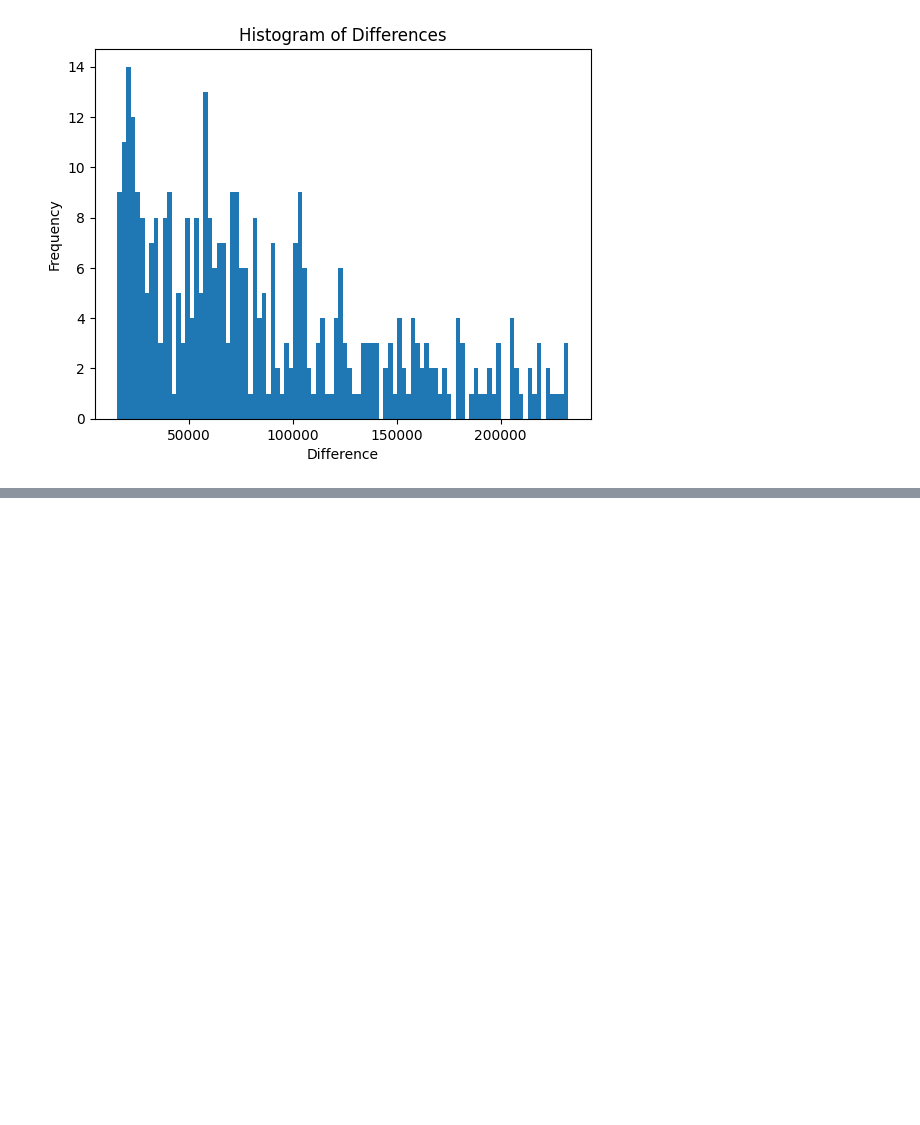
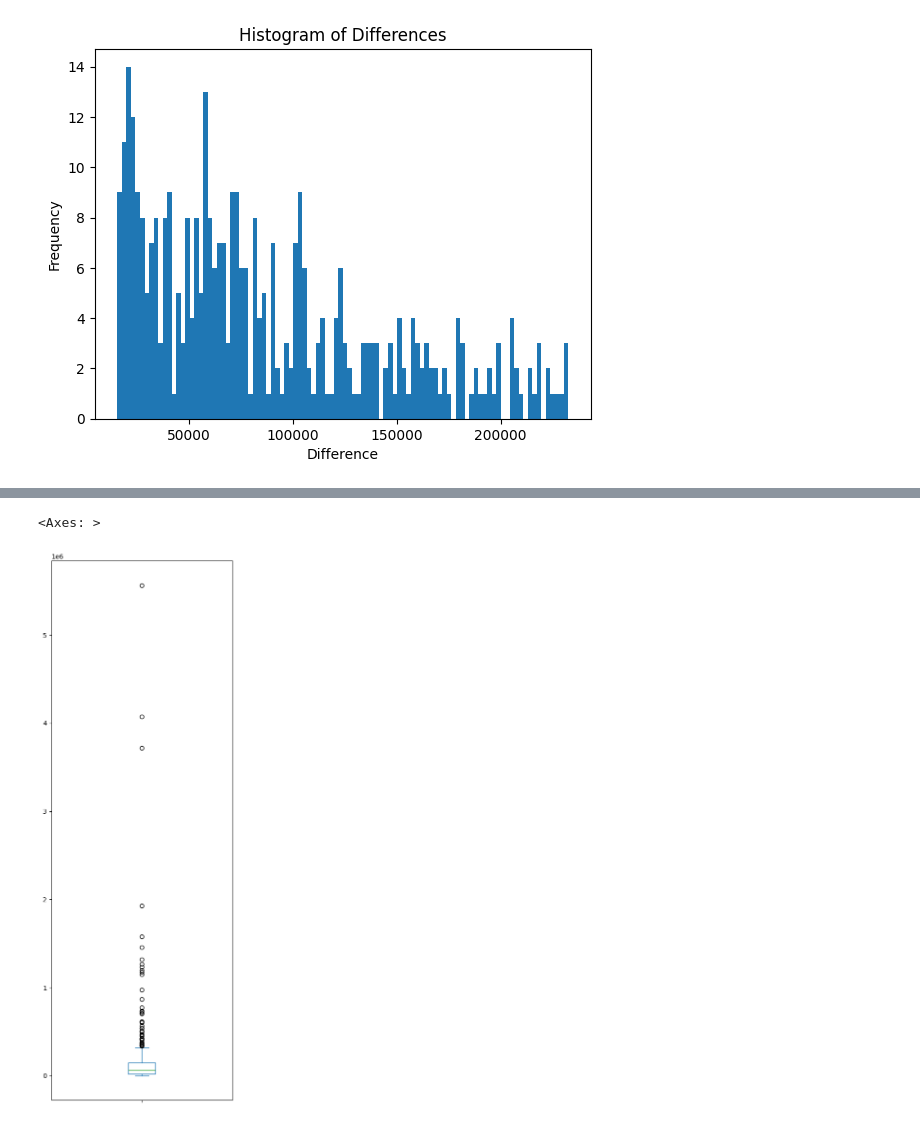
Before and after one commit to SantosRAC/maize_microbiome_transcriptomics, a Jupyter notebook: 16S_wallace2018/beta_diversity_fw_rv/q20_beta_diversity_sample_depth_selection.ipynb, the cells around one changed output, grey strips where cells are left out. Drawn from its saved outputs; the diff is of its cells as text; code cells hidden in the pictures; blank space fills up the shorter version.

```diff
--- a/16S_wallace2018/beta_diversity_fw_rv/q20_fw_beta_diversity_sample_depth_selection.ipynb
+++ b/16S_wallace2018/beta_diversity_fw_rv/q20_beta_diversity_sample_depth_selection.ipynb
@@ -166,0 +171,12 @@ Based on this initial data analysis, I (RACS) will use 15496 (lower quartile aft
+# %%
+import pandas as pd
+import matplotlib
+
+# Read the table into a dataframe
+feature_table_rv_df = pd.read_table('q20_rv_feature-table.tsv')
+
+# Set the ASV column as the index
+feature_table_rv_df.set_index('ASV', inplace=True)
+
+# Display the dataframe
+feature_table_rv_df.head()
@@ -166,0 +212,5 @@ Based on this initial data analysis, I (RACS) will use 15496 (lower quartile aft
+# %%
+feature_table_rv_df.sum().plot(kind='box', figsize=(5, 15))
+# %% [output]
+<Axes: >
+[figure, added]
```
Also changed, not shown: parts of 15 cells of this notebook.
